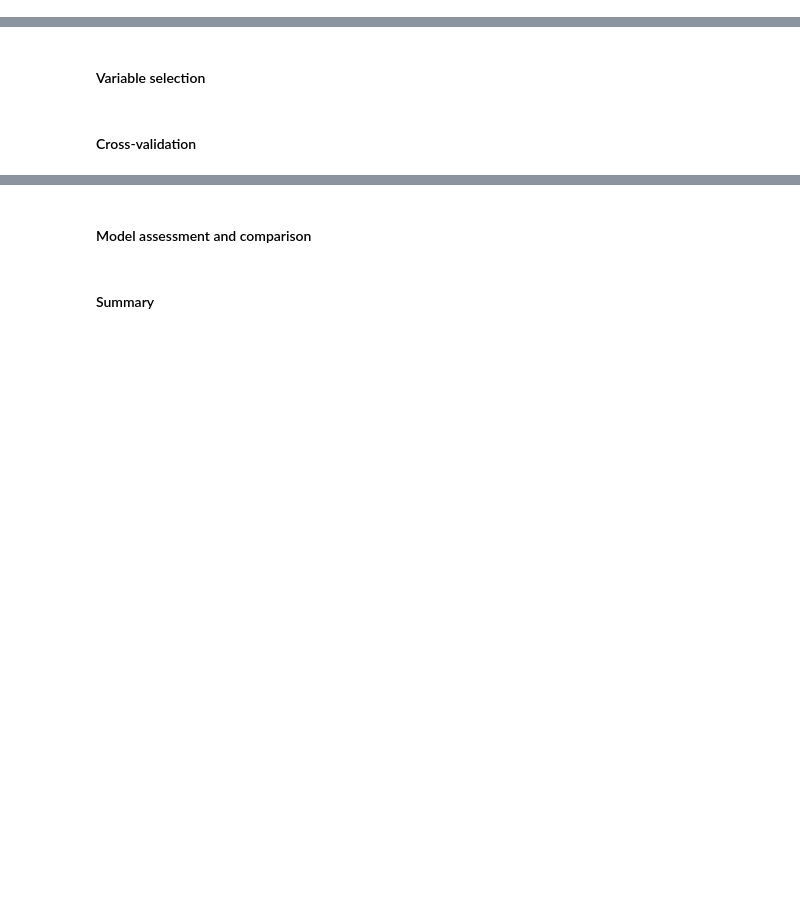
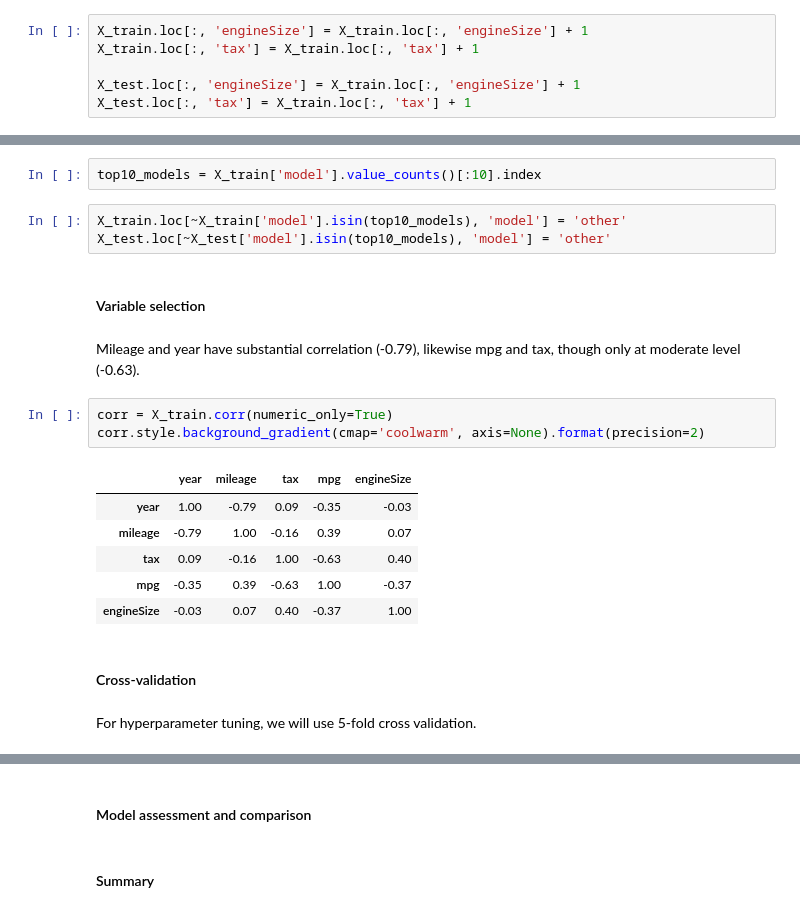
Before and after one commit to tjstarak/DSBA-ML2, a Jupyter notebook: code/regression.ipynb, the cells around one changed output, grey strips where cells are left out. Saved outputs shown, nothing was run; the diff lists cells and outputs as text; blank space fills up the shorter version.

```diff
--- a/code/regression.ipynb
+++ b/code/regression.ipynb
@@ -117,0 +173,6 @@ Name: fuelType, dtype: int64
+# %%
+X_train.loc[:, 'engineSize'] = X_train.loc[:, 'engineSize'] + 1
+X_train.loc[:, 'tax'] = X_train.loc[:, 'tax'] + 1
+
+X_test.loc[:, 'engineSize'] = X_train.loc[:, 'engineSize'] + 1
+X_test.loc[:, 'tax'] = X_train.loc[:, 'tax'] + 1
@@ -118,4 +187,23 @@ Name: fuelType, dtype: int64
+# %%
+top10_models = X_train['model'].value_counts()[:10].index
+# %%
+X_train.loc[~X_train['model'].isin(top10_models), 'model'] = 'other'
+X_test.loc[~X_test['model'].isin(top10_models), 'model'] = 'other'
 # %% [markdown]
 #### Variable selection
+# %% [markdown]
+Mileage and year have substantial correlation (-0.79), likewise mpg and tax, though only at moderate level (-0.63).
+# %%
+corr = X_train.corr(numeric_only=True)
+corr.style.background_gradient(cmap='coolwarm', axis=None).format(precision=2)
+# %% [output]
+|  | year | mileage | tax | mpg | engineSize |
+| year | 1.00 | -0.79 | 0.09 | -0.35 | -0.03 |
+| mileage | -0.79 | 1.00 | -0.16 | 0.39 | 0.07 |
+| tax | 0.09 | -0.16 | 1.00 | -0.63 | 0.40 |
+| mpg | -0.35 | 0.39 | -0.63 | 1.00 | -0.37 |
+| engineSize | -0.03 | 0.07 | 0.40 | -0.37 | 1.00 |
 # %% [markdown]
 #### Cross-validation
+# %% [markdown]
+For hyperparameter tuning, we will use 5-fold cross validation.
```
Also changed, not shown: parts of 19 cells of this notebook.
